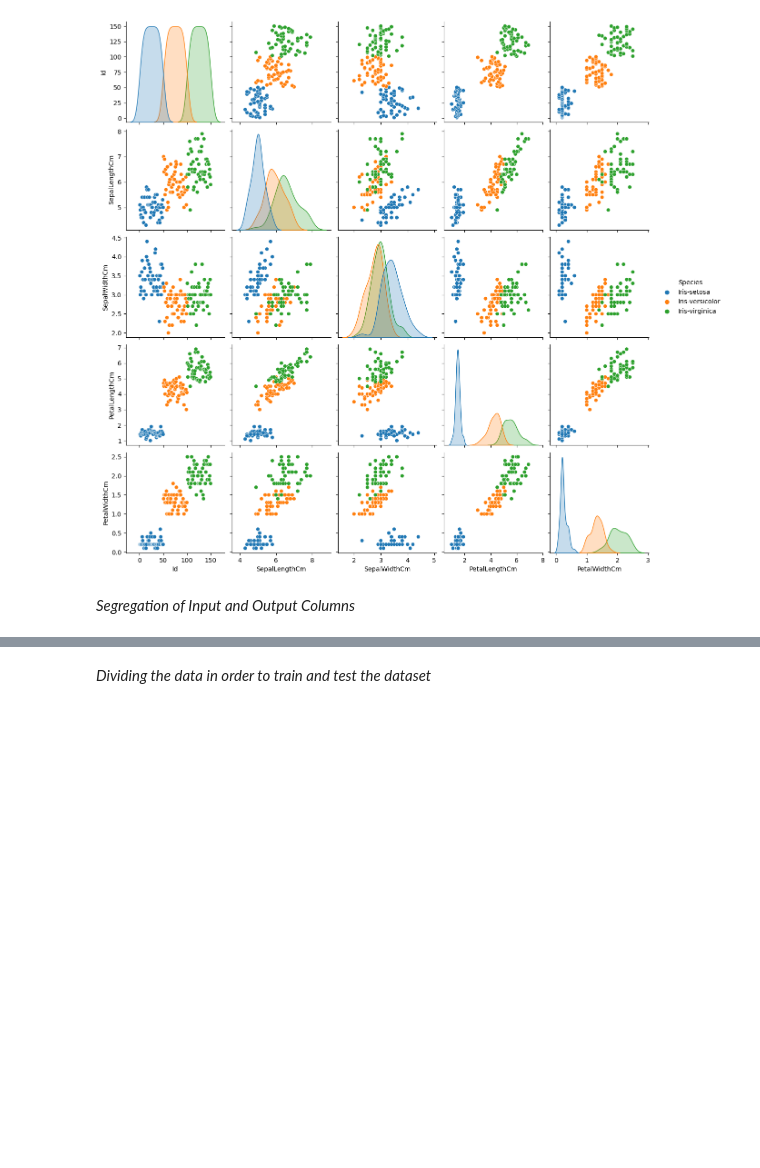
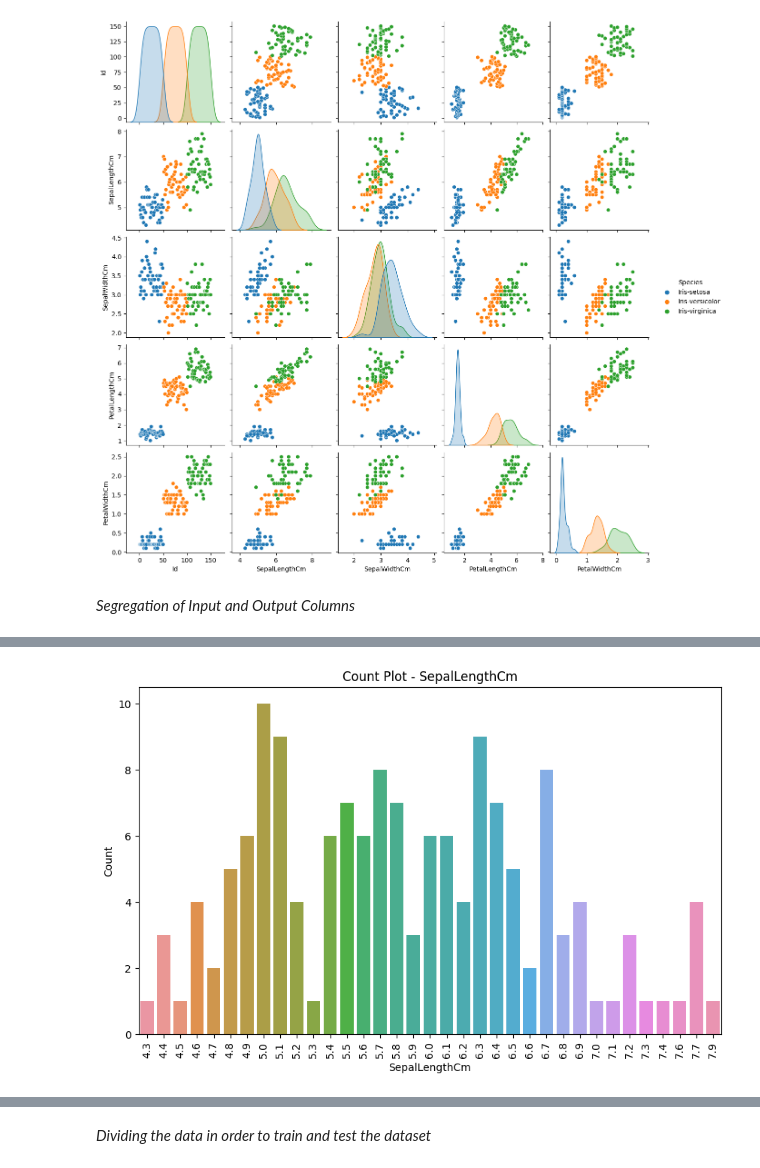
Before and after one commit to PreethamNoelP/IRIS-FLOWER-CLASSIFICATION, a Jupyter notebook: IRIS_FLOWER_CLASSIFICATION.ipynb, the cells around one changed output, grey strips where cells are left out. Drawn from its saved outputs; the diff is of its cells as text; code cells hidden in the pictures; blank space fills up the shorter version.

```diff
--- a/IRIS_FLOWER_CLASSIFICATION.ipynb
+++ b/IRIS_FLOWER_CLASSIFICATION.ipynb
@@ -42,0 +107,4 @@ Y=iris.iloc[:,5]
+# %%
+count_plot('SepalLengthCm')
+# %% [output]
+[figure, added]
```
Also changed, not shown: parts of 18 cells of this notebook.
